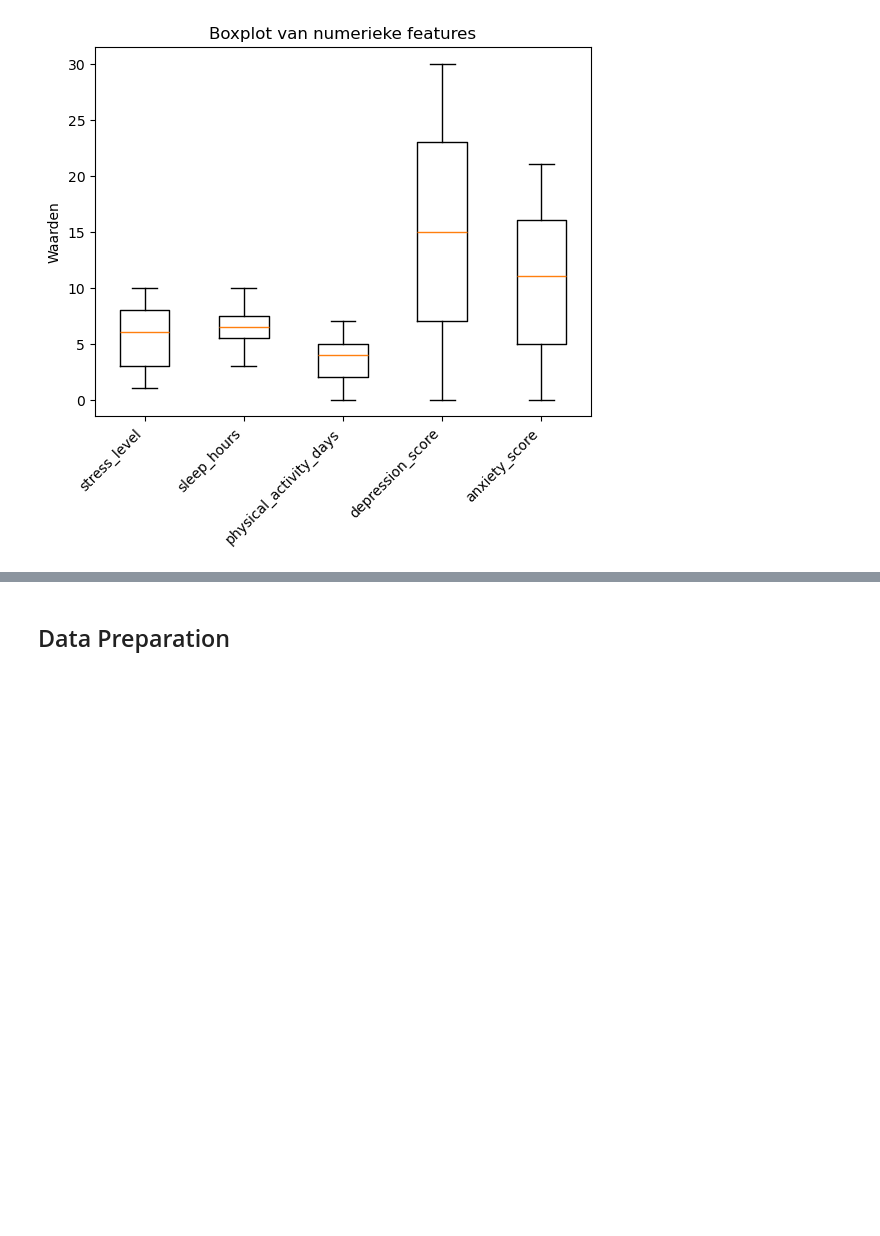
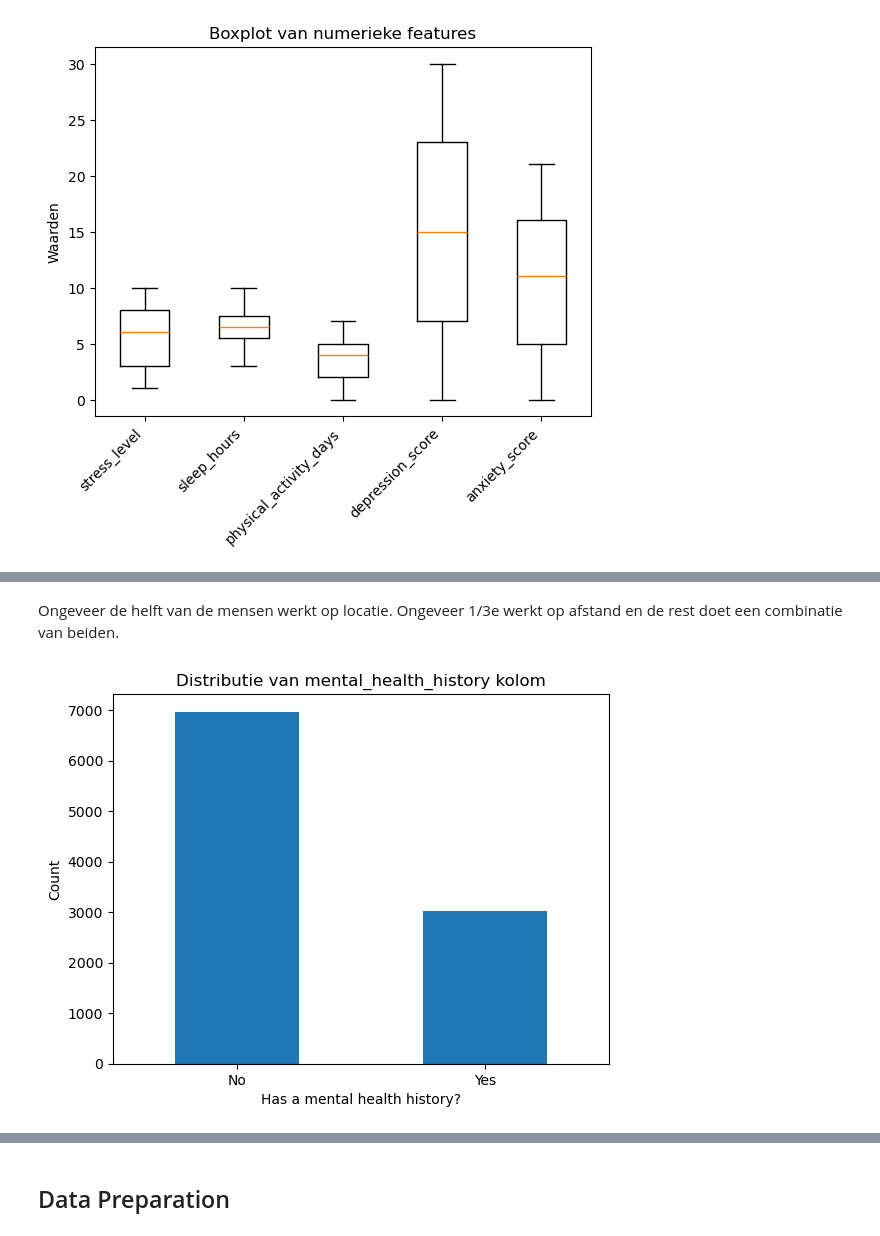
Before and after one commit to GitMathijs/S3_AI_lesmateriaal, a Jupyter notebook: Casus/casus.ipynb, the cells around one changed output, grey strips where cells are left out. Saved outputs shown, nothing was run; the diff lists cells and outputs as text; code cells hidden in the pictures; blank space fills up the shorter version.

```diff
--- a/Casus/casus.ipynb
+++ b/Casus/casus.ipynb
@@ -130,0 +164,11 @@ Het lijkt erop dat we een best wel schone dataset gekregen hebben, omdat de spre
+# %% [markdown]
+Ongeveer de helft van de mensen werkt op locatie. Ongeveer 1/3e werkt op afstand en de rest doet een combinatie van beiden.
+# %%
+data["mental_health_history"].value_counts().plot(kind="bar")
+plt.title("Distributie van mental_health_history kolom")
+plt.xlabel("Has a mental health history?")
+plt.ylabel("Count")
+plt.xticks(rotation=0)
+plt.show()
+# %% [output]
+[figure, added]
```
Also changed, not shown: parts of 13 cells of this notebook.
